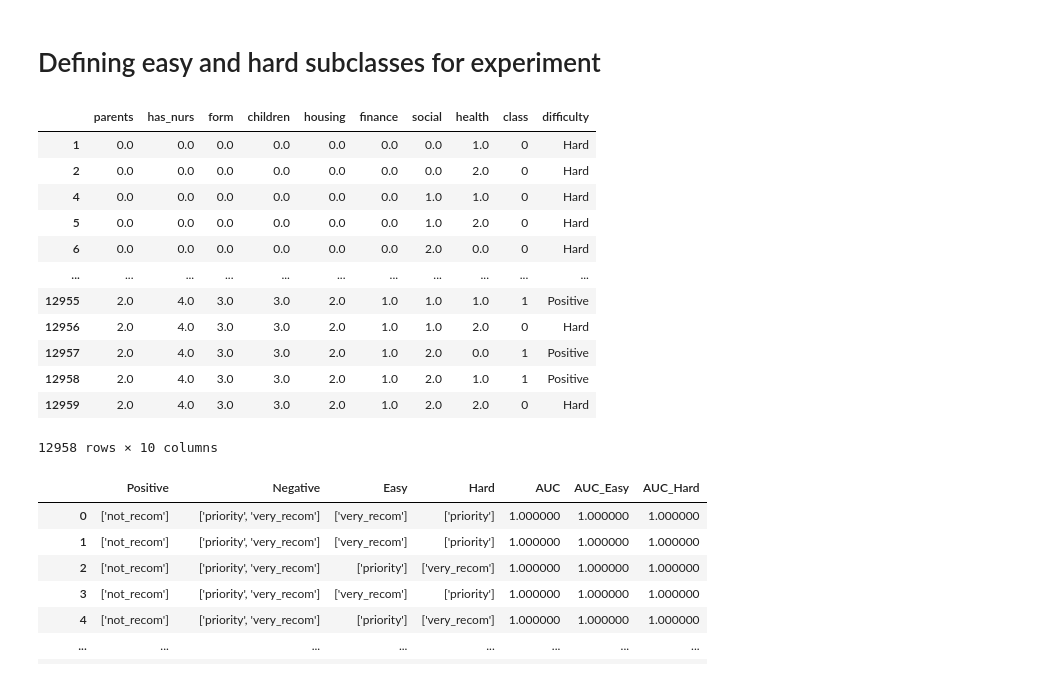
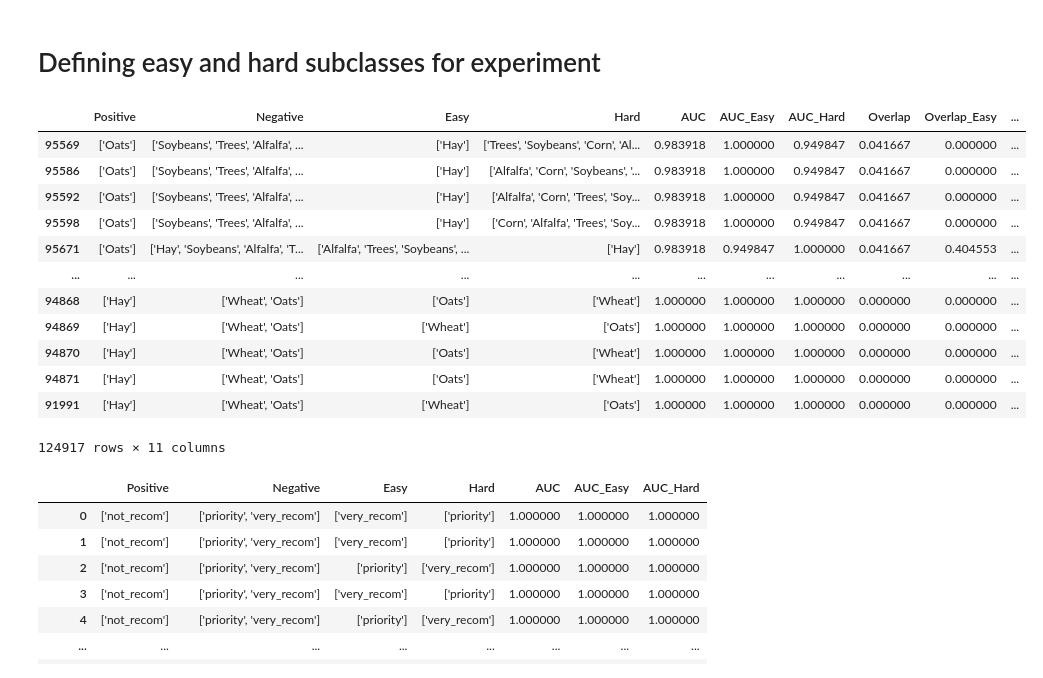
Before and after one commit to JPOrtegaa/score-drift-quantification, a Jupyter notebook: experiments_real.ipynb, the cells around one changed output. Cells and saved outputs as stored; diff of their text form; code cells hidden in the pictures.

```diff
--- a/experiments_real.ipynb
+++ b/experiments_real.ipynb
@@ -71,6 +71,6 @@ def load_dataset(dataset_path):
 
     return df
 
-df = load_dataset('datasets/Nursery.csv')
+df = load_dataset('datasets/Land-Use.csv')
 df
 # %% [output]
@@ -92,45 +92,45 @@ df
 # %%
 def binarize_dataset(df, exp_setup):
 
     df['binary'] = df['class'].map(lambda x: 1 if x in exp_setup['Positive'] else 0)
     df['difficulty'] = df['class'].map(lambda x: 'Easy' if x in exp_setup['Easy'] else ('Hard' if x in exp_setup['Hard'] else 'Positive'))
     df['class'] = df['binary']
     df.drop(columns=['binary'], inplace=True)
 
     return df
 
 def load_diff_dataset(df, diff_path, metric='AUC'):
     dts_name = diff_path.split('_')[2].split('.')[0]
     diff_df = pd.read_csv(diff_path)
 
     if metric == 'AUC':
         diff_df['diff_auc'] = abs(diff_df['AUC_Easy'] - diff_df['AUC_Hard'])
         diff_df.sort_values(by='diff_auc', ascending=False, inplace=True)
     elif metric == 'Overlap':
         if dts_name != 'Nursery':
             diff_df['diff_overlap'] = abs(diff_df['Overlap_Easy'] - diff_df['Overlap_Hard'])
             diff_df.sort_values(by='diff_overlap', ascending=False, inplace=True)
 
     experiment_setup = diff_df.iloc[0]
     df = binarize_dataset(df, experiment_setup)
 
-    return df
-df = load_diff_dataset(df, 'processed_results_nursery.csv', metric='AUC')
-df
+    return df, diff_df
+df, diff = load_diff_dataset(df, 'processed_results_Land-Use.csv', metric='Overlap')
+diff
 # %% [output]
-|  | parents | has_nurs | form | children | housing | finance | social | health | class | difficulty |
-| 1 | 0.0 | 0.0 | 0.0 | 0.0 | 0.0 | 0.0 | 0.0 | 1.0 | 0 | Hard |
-| 2 | 0.0 | 0.0 | 0.0 | 0.0 | 0.0 | 0.0 | 0.0 | 2.0 | 0 | Hard |
-| 4 | 0.0 | 0.0 | 0.0 | 0.0 | 0.0 | 0.0 | 1.0 | 1.0 | 0 | Hard |
-| 5 | 0.0 | 0.0 | 0.0 | 0.0 | 0.0 | 0.0 | 1.0 | 2.0 | 0 | Hard |
-| 6 | 0.0 | 0.0 | 0.0 | 0.0 | 0.0 | 0.0 | 2.0 | 0.0 | 0 | Hard |
+|  | Positive | Negative | Easy | Hard | AUC | AUC_Easy | AUC_Hard | Overlap | Overlap_Easy | ... |
+| 95569 | ['Oats'] | ['Soybeans', 'Trees', 'Alfalfa', ... | ['Hay'] | ['Trees', 'Soybeans', 'Corn', 'Al... | 0.983918 | 1.000000 | 0.949847 | 0.041667 | 0.000000 | ... |
+| 95586 | ['Oats'] | ['Soybeans', 'Trees', 'Alfalfa', ... | ['Hay'] | ['Alfalfa', 'Corn', 'Soybeans', '... | 0.983918 | 1.000000 | 0.949847 | 0.041667 | 0.000000 | ... |
+| 95592 | ['Oats'] | ['Soybeans', 'Trees', 'Alfalfa', ... | ['Hay'] | ['Alfalfa', 'Corn', 'Trees', 'Soy... | 0.983918 | 1.000000 | 0.949847 | 0.041667 | 0.000000 | ... |
+| 95598 | ['Oats'] | ['Soybeans', 'Trees', 'Alfalfa', ... | ['Hay'] | ['Corn', 'Alfalfa', 'Trees', 'Soy... | 0.983918 | 1.000000 | 0.949847 | 0.041667 | 0.000000 | ... |
+| 95671 | ['Oats'] | ['Hay', 'Soybeans', 'Alfalfa', 'T... | ['Alfalfa', 'Trees', 'Soybeans', ... | ['Hay'] | 0.983918 | 0.949847 | 1.000000 | 0.041667 | 0.404553 | ... |
 | ... | ... | ... | ... | ... | ... | ... | ... | ... | ... | ... |
-| 12955 | 2.0 | 4.0 | 3.0 | 3.0 | 2.0 | 1.0 | 1.0 | 1.0 | 1 | Positive |
-| 12956 | 2.0 | 4.0 | 3.0 | 3.0 | 2.0 | 1.0 | 1.0 | 2.0 | 0 | Hard |
-| 12957 | 2.0 | 4.0 | 3.0 | 3.0 | 2.0 | 1.0 | 2.0 | 0.0 | 1 | Positive |
-| 12958 | 2.0 | 4.0 | 3.0 | 3.0 | 2.0 | 1.0 | 2.0 | 1.0 | 1 | Positive |
-| 12959 | 2.0 | 4.0 | 3.0 | 3.0 | 2.0 | 1.0 | 2.0 | 2.0 | 0 | Hard |
+| 94868 | ['Hay'] | ['Wheat', 'Oats'] | ['Oats'] | ['Wheat'] | 1.000000 | 1.000000 | 1.000000 | 0.000000 | 0.000000 | ... |
+| 94869 | ['Hay'] | ['Wheat', 'Oats'] | ['Wheat'] | ['Oats'] | 1.000000 | 1.000000 | 1.000000 | 0.000000 | 0.000000 | ... |
+| 94870 | ['Hay'] | ['Wheat', 'Oats'] | ['Oats'] | ['Wheat'] | 1.000000 | 1.000000 | 1.000000 | 0.000000 | 0.000000 | ... |
+| 94871 | ['Hay'] | ['Wheat', 'Oats'] | ['Oats'] | ['Wheat'] | 1.000000 | 1.000000 | 1.000000 | 0.000000 | 0.000000 | ... |
+| 91991 | ['Hay'] | ['Wheat', 'Oats'] | ['Wheat'] | ['Oats'] | 1.000000 | 1.000000 | 1.000000 | 0.000000 | 0.000000 | ... |
-12958 rows × 10 columns
+124917 rows × 11 columns
 # %%
 auc_df = pd.read_csv('processed_results_nursery.csv')
 auc_df
```
Also changed, not shown: parts of 28 cells of this notebook, 3 other files.
